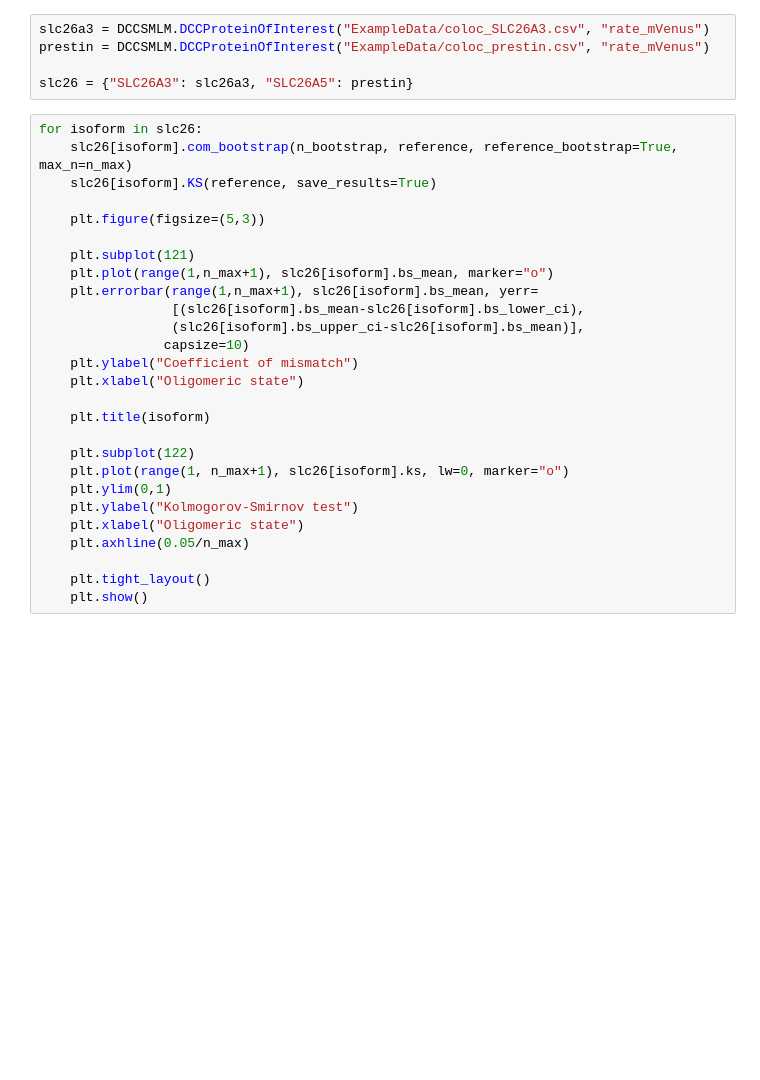
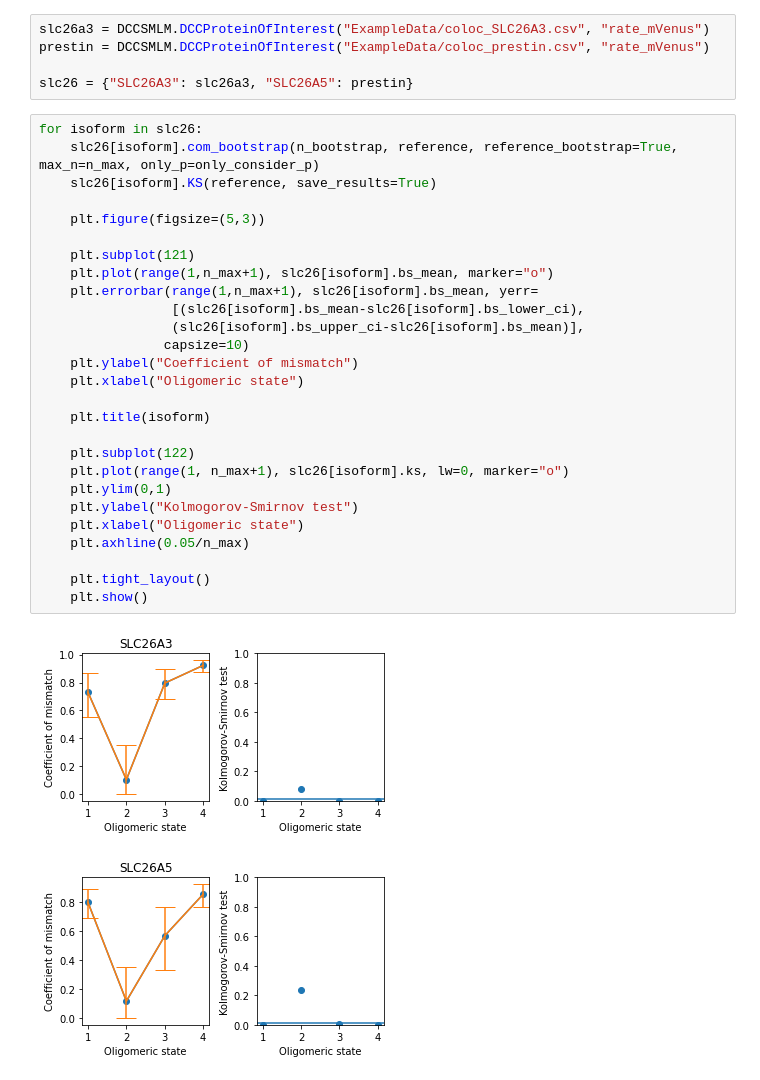
Before and after one commit to GabStoelting/DCC-SMLM, a Jupyter notebook: Example_POI_analysis.ipynb, the cells around one changed output. Drawn from its saved outputs; the diff is of its cells as text; blank space fills up the shorter version.

```diff
--- a/Example_POI_analysis.ipynb
+++ b/Example_POI_analysis.ipynb
@@ -54,28 +58,31 @@ prestin = DCCSMLM.DCCProteinOfInterest("ExampleData/coloc_prestin.csv", "rate_mV
 slc26 = {"SLC26A3": slc26a3, "SLC26A5": prestin}
 # %%
 for isoform in slc26:
-    slc26[isoform].com_bootstrap(n_bootstrap, reference, reference_bootstrap=True, max_n=n_max)
+    slc26[isoform].com_bootstrap(n_bootstrap, reference, reference_bootstrap=True, max_n=n_max, only_p=only_consider_p)
     slc26[isoform].KS(reference, save_results=True)
 
     plt.figure(figsize=(5,3))
 
     plt.subplot(121)
     plt.plot(range(1,n_max+1), slc26[isoform].bs_mean, marker="o")
     plt.errorbar(range(1,n_max+1), slc26[isoform].bs_mean, yerr=
                  [(slc26[isoform].bs_mean-slc26[isoform].bs_lower_ci),
                  (slc26[isoform].bs_upper_ci-slc26[isoform].bs_mean)],
                 capsize=10)
     plt.ylabel("Coefficient of mismatch")
     plt.xlabel("Oligomeric state")
 
     plt.title(isoform)
 
     plt.subplot(122)
     plt.plot(range(1, n_max+1), slc26[isoform].ks, lw=0, marker="o")
     plt.ylim(0,1)
     plt.ylabel("Kolmogorov-Smirnov test")
     plt.xlabel("Oligomeric state")
     plt.axhline(0.05/n_max)
 
     plt.tight_layout()
     plt.show()
+# %% [output]
+[figure, added]
+[figure, added]
```
Also changed, not shown: parts of 2 cells of this notebook.
